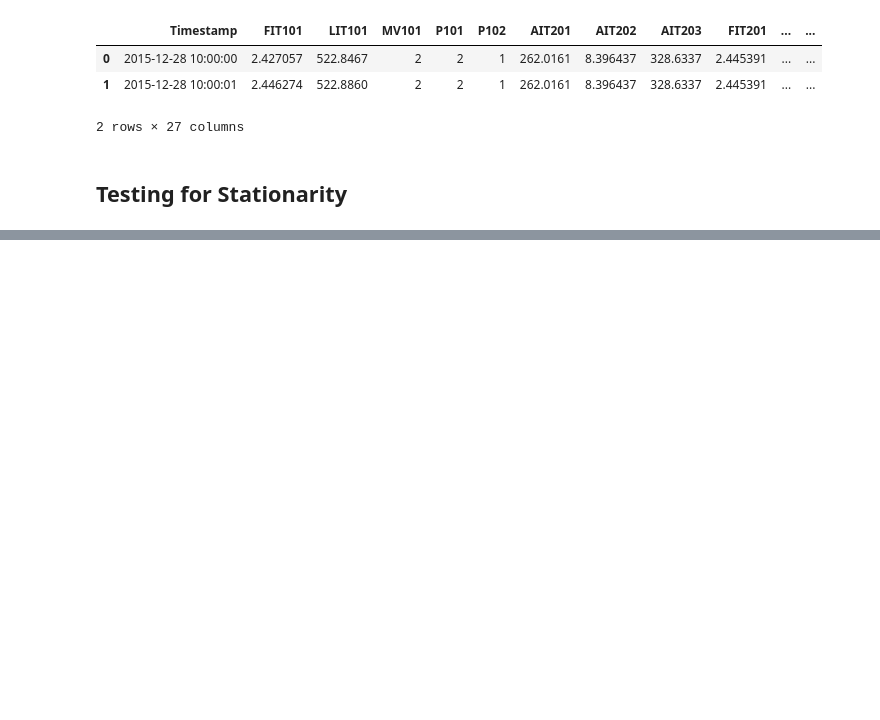
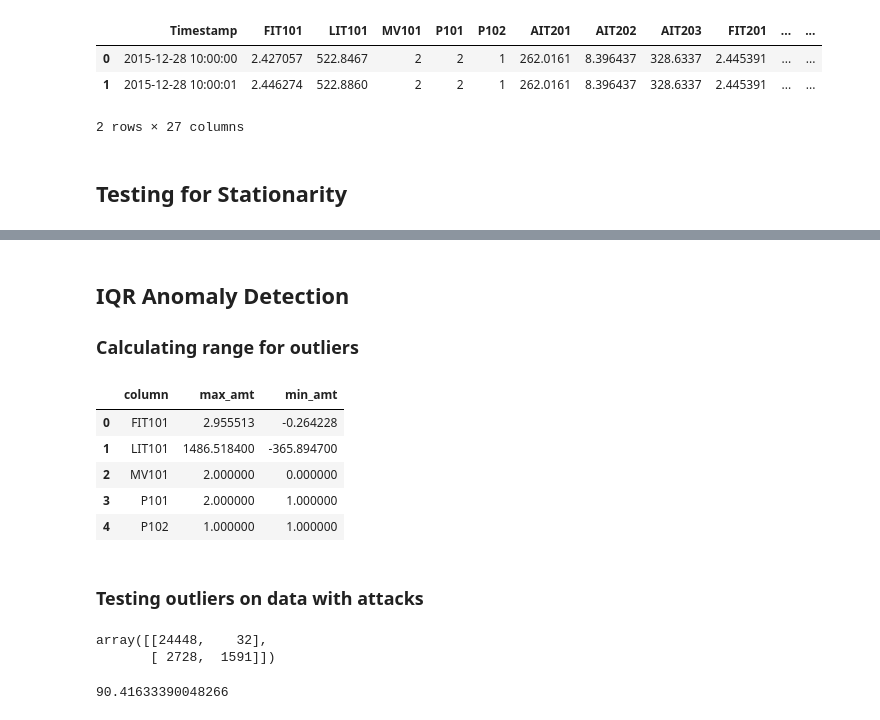
Before and after one commit to jacob5412/SCADA-Anomaly-Detection, a Jupyter notebook: TSA.ipynb, the cells around one changed output, grey strips where cells are left out. Saved outputs shown, nothing was run; the diff lists cells and outputs as text; code cells hidden in the pictures; blank space fills up the shorter version.

```diff
--- a/TSA.ipynb
+++ b/TSA.ipynb
@@ -83,0 +79,32 @@ stationarity_tests
+# %% [markdown]
+## IQR Anomaly Detection
+
+### Calculating range for outliers
+# %%
+def min_amt(column):
+    return column.min() - 1.5*(column.quantile(0.75) - column.quantile(0.25))
+
+def max_amt(column):
+    return column.max() + 1.5*(column.quantile(0.75) - column.quantile(0.25))
+# %%
+l = []
+
+for i in range(1, data.shape[1] - 1):
+    row = {}
+    row['column'] = data.columns[i]
+    row['max_amt'] = data.iloc[:,i].agg(max_amt)
+    row['min_amt'] = data.iloc[:,i].agg(min_amt)
+    l.append(row)
+
+iqr_df = pd.DataFrame(l)
+# %%
+iqr_df.head(5)
+# %% [output]
+|  | column | max_amt | min_amt |
+| 0 | FIT101 | 2.955513 | -0.264228 |
+| 1 | LIT101 | 1486.518400 | -365.894700 |
+| 2 | MV101 | 2.000000 | 0.000000 |
+| 3 | P101 | 2.000000 | 1.000000 |
+| 4 | P102 | 1.000000 | 1.000000 |
+# %% [markdown]
+### Testing outliers on data with attacks
@@ -83,0 +123,9 @@ stationarity_tests
+# %%
+confusion_matrix(y_true = data_with_attacks['Normal/Attack'], y_pred = data_with_attacks['iqr_result'])
+# %% [output]
+array([[24448,    32],
+       [ 2728,  1591]])
+# %%
+accuracy_score(y_true = data_with_attacks['Normal/Attack'], y_pred = data_with_attacks['iqr_result']) * 100
+# %% [output]
+90.41633390048266
```
Also changed, not shown: parts of 11 cells of this notebook.
